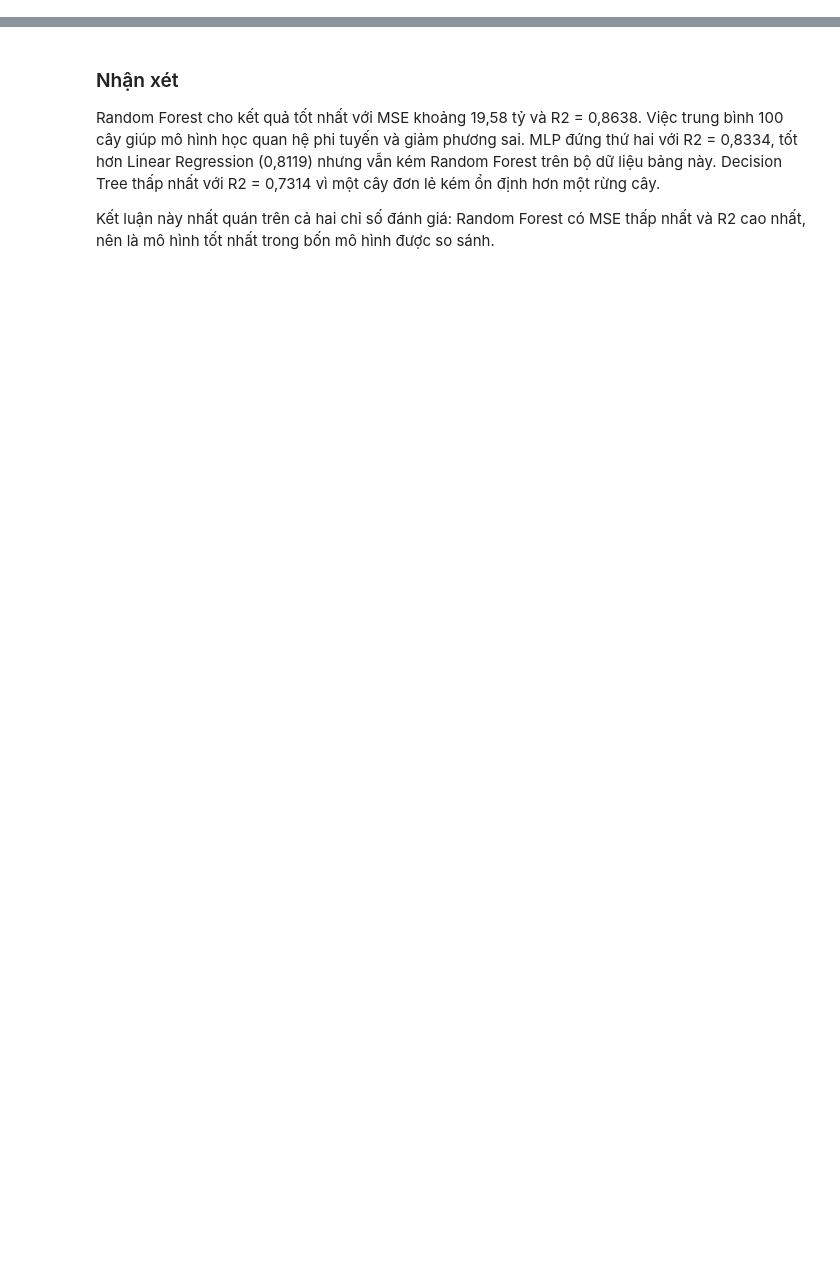
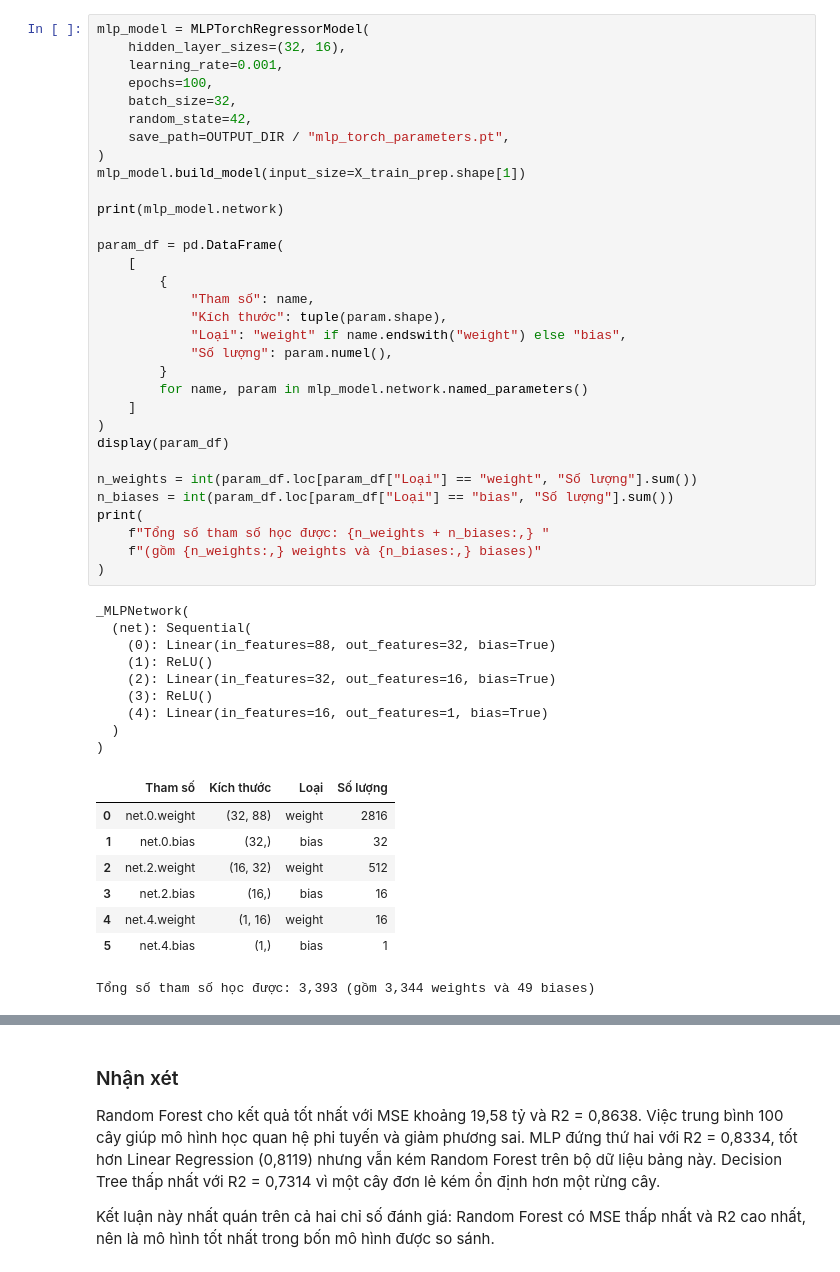
Before and after one commit to ThanhHuyMLE/Project_MachineLearning_Group5, a Jupyter notebook: notebooks/practice_04_mlp_regression.ipynb, the cells around one changed output, grey strips where cells are left out. Cells and saved outputs as stored; diff of their text form; blank space fills up the shorter version.

```diff
--- a/notebooks/practice_04_mlp_regression.ipynb
+++ b/notebooks/practice_04_mlp_regression.ipynb
@@ -179,0 +262,50 @@ plt.show()
+# %%
+mlp_model = MLPTorchRegressorModel(
+    hidden_layer_sizes=(32, 16),
+    learning_rate=0.001,
+    epochs=100,
+    batch_size=32,
+    random_state=42,
+    save_path=OUTPUT_DIR / "mlp_torch_parameters.pt",
+)
+mlp_model.build_model(input_size=X_train_prep.shape[1])
+
+print(mlp_model.network)
+
+param_df = pd.DataFrame(
+    [
+        {
+            "Tham số": name,
+            "Kích thước": tuple(param.shape),
+            "Loại": "weight" if name.endswith("weight") else "bias",
+            "Số lượng": param.numel(),
+        }
+        for name, param in mlp_model.network.named_parameters()
+    ]
+)
+display(param_df)
+
+n_weights = int(param_df.loc[param_df["Loại"] == "weight", "Số lượng"].sum())
+n_biases = int(param_df.loc[param_df["Loại"] == "bias", "Số lượng"].sum())
+print(
+    f"Tổng số tham số học được: {n_weights + n_biases:,} "
+    f"(gồm {n_weights:,} weights và {n_biases:,} biases)"
+)
+# %% [output]
+_MLPNetwork(
+  (net): Sequential(
+    (0): Linear(in_features=88, out_features=32, bias=True)
+    (1): ReLU()
+    (2): Linear(in_features=32, out_features=16, bias=True)
+    (3): ReLU()
+    (4): Linear(in_features=16, out_features=1, bias=True)
+  )
+)
+|  | Tham số | Kích thước | Loại | Số lượng |
+| 0 | net.0.weight | (32, 88) | weight | 2816 |
+| 1 | net.0.bias | (32,) | bias | 32 |
+| 2 | net.2.weight | (16, 32) | weight | 512 |
+| 3 | net.2.bias | (16,) | bias | 16 |
+| 4 | net.4.weight | (1, 16) | weight | 16 |
+| 5 | net.4.bias | (1,) | bias | 1 |
+Tổng số tham số học được: 3,393 (gồm 3,344 weights và 49 biases)
```
Also changed, not shown: parts of 29 cells of this notebook.
